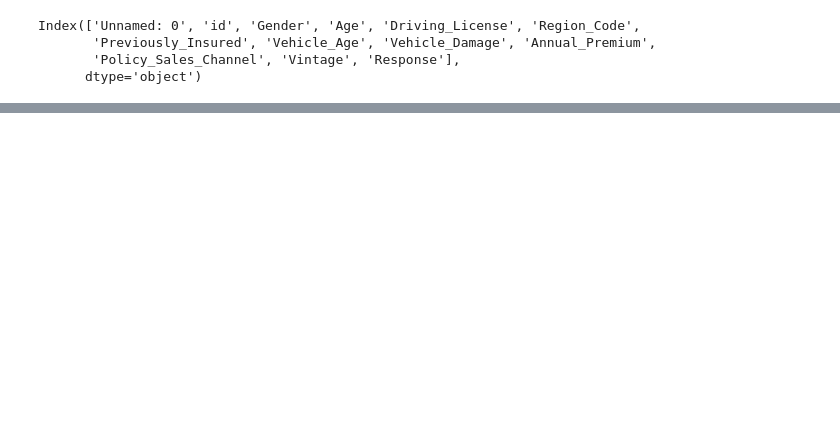
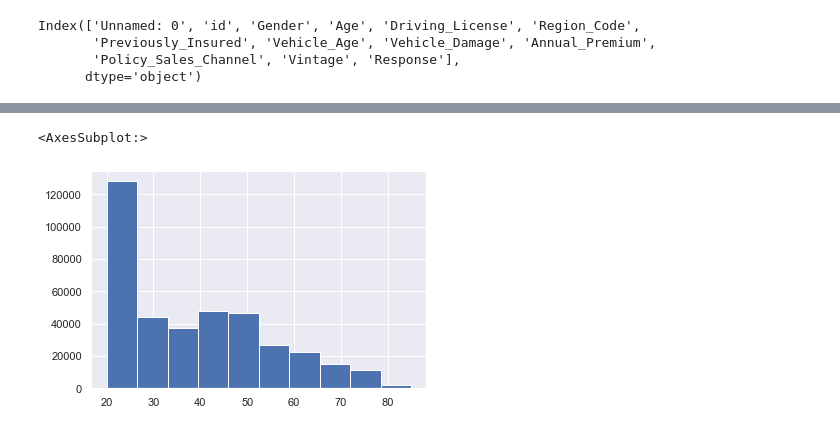
Before and after one commit to speri203/Ensemble_Car_Insurance, a Jupyter notebook: exploratory_analysis.ipynb, the cells around one changed output, grey strips where cells are left out. Saved outputs shown, nothing was run; the diff lists cells and outputs as text; code cells hidden in the pictures; blank space fills up the shorter version.

```diff
--- a/exploratory_analysis.ipynb
+++ b/exploratory_analysis.ipynb
@@ -21,0 +29,5 @@ Name: Gender, dtype: float64
+# %%
+df.Age.hist()
+# %% [output]
+<AxesSubplot:>
+[figure, added]
```
Also changed, not shown: parts of 10 cells of this notebook.
